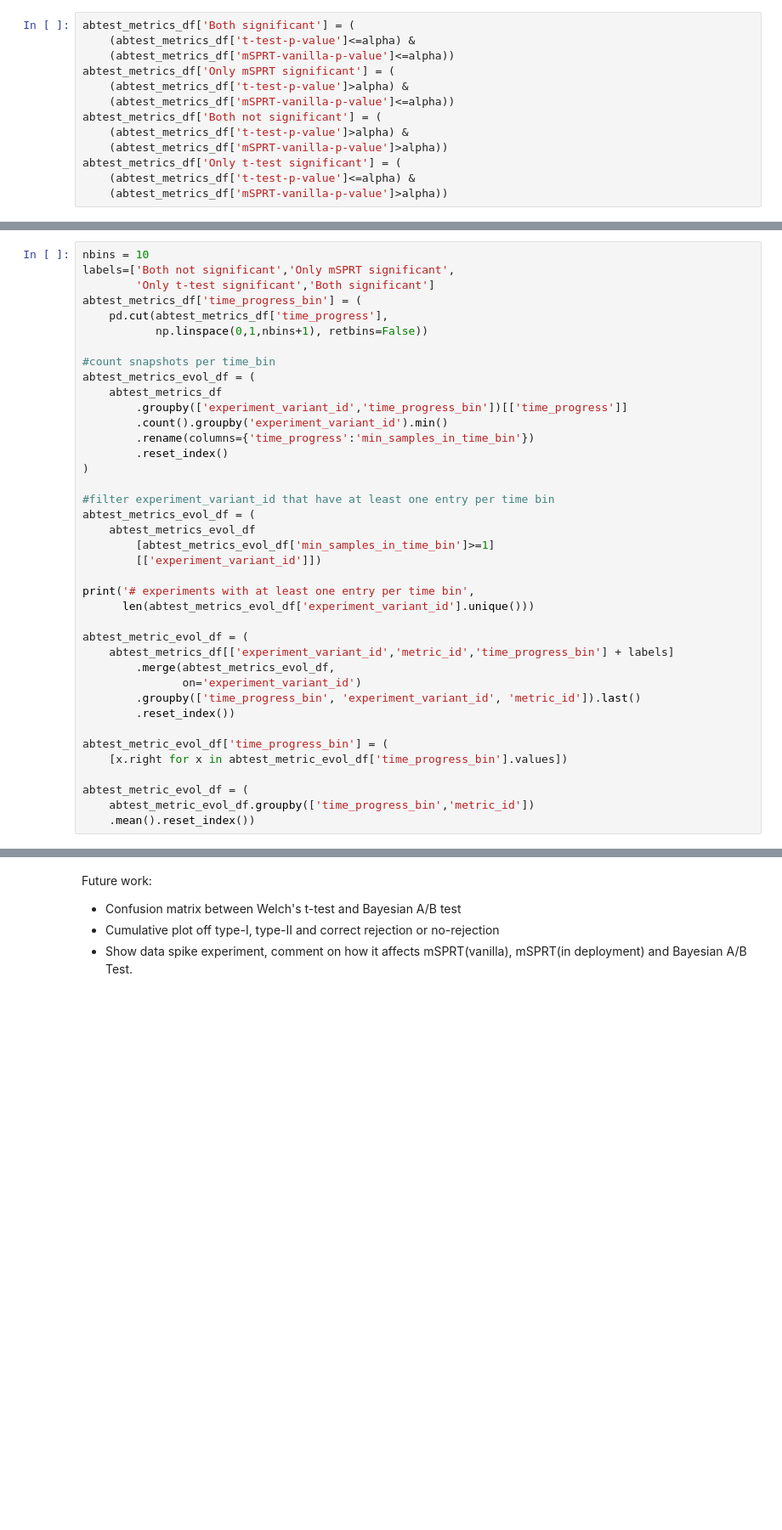
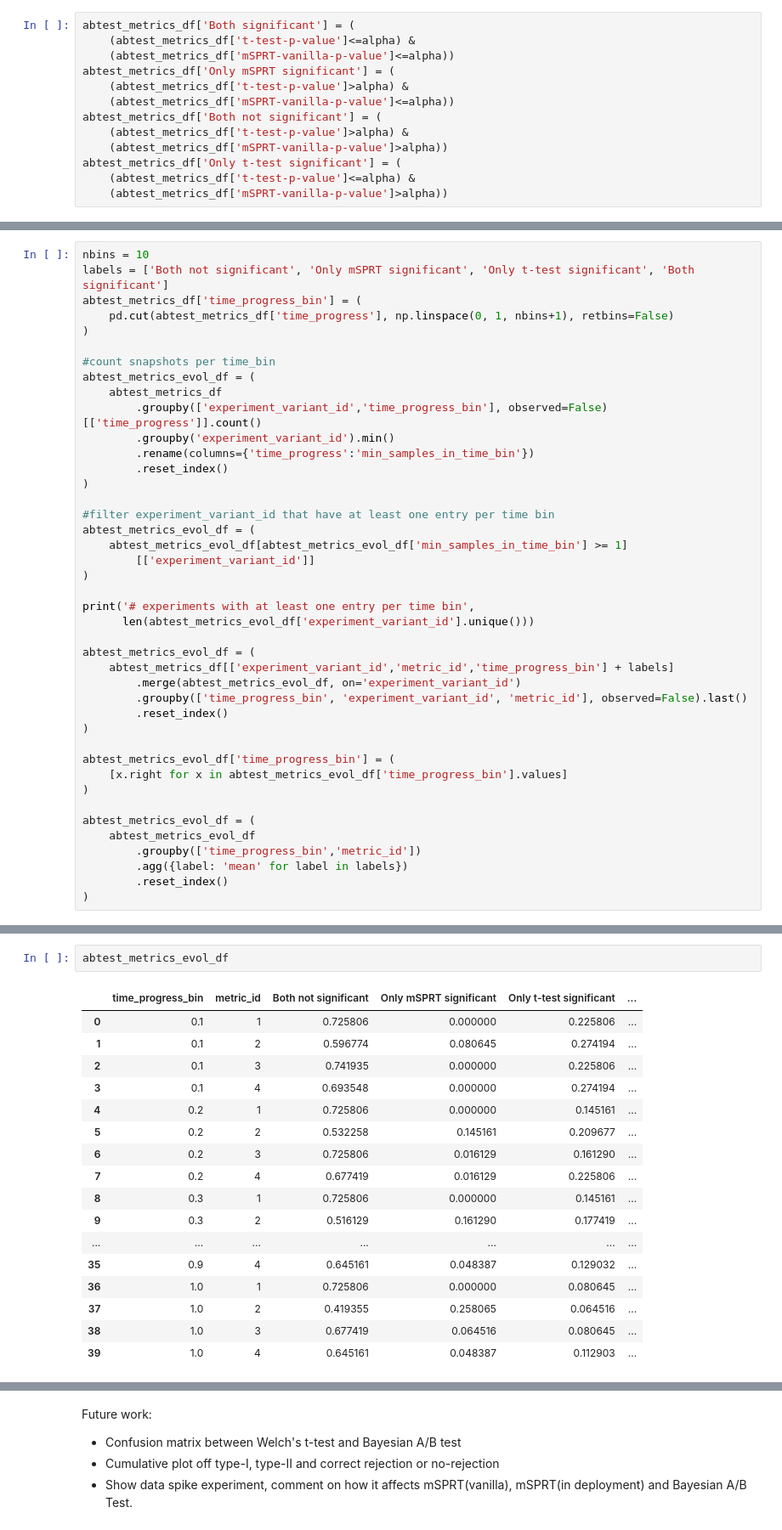
Before and after one commit to liuchbryan/oce-dataset, a Jupyter notebook: oce-dataset.ipynb, the cells around one changed output, grey strips where cells are left out. Shown: that part at 85% size. Saved outputs shown, nothing was run; the diff lists cells and outputs as text; blank space fills up the shorter version.

```diff
--- a/oce-dataset.ipynb
+++ b/oce-dataset.ipynb
@@ -440,39 +515,42 @@ abtest_metrics_df['Only t-test significant'] = (
 # %%
 nbins = 10
-labels=['Both not significant','Only mSPRT significant',
-        'Only t-test significant','Both significant']
+labels = ['Both not significant', 'Only mSPRT significant', 'Only t-test significant', 'Both significant']
 abtest_metrics_df['time_progress_bin'] = (
-    pd.cut(abtest_metrics_df['time_progress'],
-           np.linspace(0,1,nbins+1), retbins=False))
+    pd.cut(abtest_metrics_df['time_progress'], np.linspace(0, 1, nbins+1), retbins=False)
+)
 
 #count snapshots per time_bin
 abtest_metrics_evol_df = (
     abtest_metrics_df
-        .groupby(['experiment_variant_id','time_progress_bin'])[['time_progress']]
-        .count().groupby('experiment_variant_id').min()
+        .groupby(['experiment_variant_id','time_progress_bin'], observed=False)[['time_progress']].count()
+        .groupby('experiment_variant_id').min()
         .rename(columns={'time_progress':'min_samples_in_time_bin'})
         .reset_index()
 )
 
 #filter experiment_variant_id that have at least one entry per time bin
 abtest_metrics_evol_df = (
-    abtest_metrics_evol_df
-        [abtest_metrics_evol_df['min_samples_in_time_bin']>=1]
-        [['experiment_variant_id']])
+    abtest_metrics_evol_df[abtest_metrics_evol_df['min_samples_in_time_bin'] >= 1]
+        [['experiment_variant_id']]
+)
 
 print('# experiments with at least one entry per time bin',
       len(abtest_metrics_evol_df['experiment_variant_id'].unique()))
 
-abtest_metric_evol_df = (
+abtest_metrics_evol_df = (
     abtest_metrics_df[['experiment_variant_id','metric_id','time_progress_bin'] + labels]
-        .merge(abtest_metrics_evol_df,
-               on='experiment_variant_id')
-        .groupby(['time_progress_bin', 'experiment_variant_id', 'metric_id']).last()
-        .reset_index())
+        .merge(abtest_metrics_evol_df, on='experiment_variant_id')
+        .groupby(['time_progress_bin', 'experiment_variant_id', 'metric_id'], observed=False).last()
+        .reset_index()
+)
 
-abtest_metric_evol_df['time_progress_bin'] = (
-    [x.right for x in abtest_metric_evol_df['time_progress_bin'].values])
+abtest_metrics_evol_df['time_progress_bin'] = (
+    [x.right for x in abtest_metrics_evol_df['time_progress_bin'].values]
+)
 
-abtest_metric_evol_df = (
-    abtest_metric_evol_df.groupby(['time_progress_bin','metric_id'])
-    .mean().reset_index())
+abtest_metrics_evol_df = (
+    abtest_metrics_evol_df
+        .groupby(['time_progress_bin','metric_id'])
+        .agg({label: 'mean' for label in labels})
+        .reset_index()
+)
@@ -481 +559,21 @@ abtest_metric_evol_df
+# %%
+abtest_metrics_evol_df
+# %% [output]
+|  | time_progress_bin | metric_id | Both not significant | Only mSPRT significant | Only t-test significant | ... |
+| 0 | 0.1 | 1 | 0.725806 | 0.000000 | 0.225806 | ... |
+| 1 | 0.1 | 2 | 0.596774 | 0.080645 | 0.274194 | ... |
+| 2 | 0.1 | 3 | 0.741935 | 0.000000 | 0.225806 | ... |
+| 3 | 0.1 | 4 | 0.693548 | 0.000000 | 0.274194 | ... |
+| 4 | 0.2 | 1 | 0.725806 | 0.000000 | 0.145161 | ... |
+| 5 | 0.2 | 2 | 0.532258 | 0.145161 | 0.209677 | ... |
+| 6 | 0.2 | 3 | 0.725806 | 0.016129 | 0.161290 | ... |
+| 7 | 0.2 | 4 | 0.677419 | 0.016129 | 0.225806 | ... |
+| 8 | 0.3 | 1 | 0.725806 | 0.000000 | 0.145161 | ... |
+| 9 | 0.3 | 2 | 0.516129 | 0.161290 | 0.177419 | ... |
+| ... | ... | ... | ... | ... | ... | ... |
+| 35 | 0.9 | 4 | 0.645161 | 0.048387 | 0.129032 | ... |
+| 36 | 1.0 | 1 | 0.725806 | 0.000000 | 0.080645 | ... |
+| 37 | 1.0 | 2 | 0.419355 | 0.258065 | 0.064516 | ... |
+| 38 | 1.0 | 3 | 0.677419 | 0.064516 | 0.080645 | ... |
+| 39 | 1.0 | 4 | 0.645161 | 0.048387 | 0.112903 | ... |
 # %%
```
Also changed, not shown: parts of 12 cells of this notebook, 4 other files.
